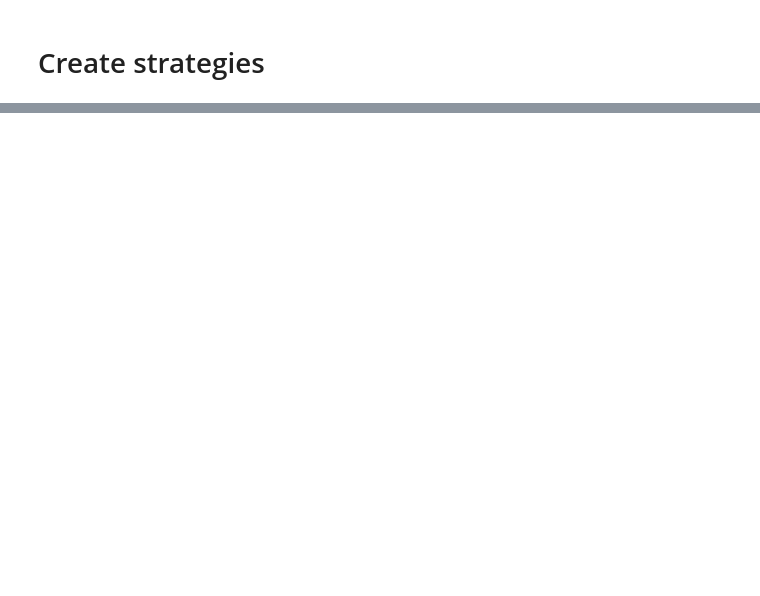
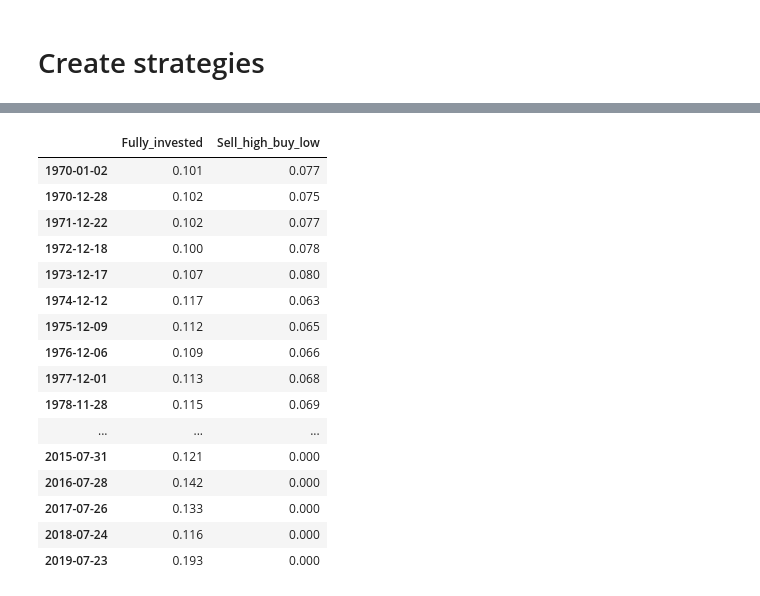
Before and after one commit to eelisgit/backtest, a Jupyter notebook: backtest_sp500.ipynb, the cells around one changed output, grey strips where cells are left out. Saved outputs shown, nothing was run; the diff lists cells and outputs as text; code cells hidden in the pictures; blank space fills up the shorter version.

```diff
--- a/backtest_sp500.ipynb
+++ b/backtest_sp500.ipynb
@@ -108,0 +108,20 @@ plt.show()
+# %%
+return_series
+# %% [output]
+|  | Fully_invested | Sell_high_buy_low |
+| 1970-01-02 | 0.101 | 0.077 |
+| 1970-12-28 | 0.102 | 0.075 |
+| 1971-12-22 | 0.102 | 0.077 |
+| 1972-12-18 | 0.100 | 0.078 |
+| 1973-12-17 | 0.107 | 0.080 |
+| 1974-12-12 | 0.117 | 0.063 |
+| 1975-12-09 | 0.112 | 0.065 |
+| 1976-12-06 | 0.109 | 0.066 |
+| 1977-12-01 | 0.113 | 0.068 |
+| 1978-11-28 | 0.115 | 0.069 |
+| ... | ... | ... |
+| 2015-07-31 | 0.121 | 0.000 |
+| 2016-07-28 | 0.142 | 0.000 |
+| 2017-07-26 | 0.133 | 0.000 |
+| 2018-07-24 | 0.116 | 0.000 |
+| 2019-07-23 | 0.193 | 0.000 |
```
Also changed, not shown: parts of 11 cells of this notebook, 2 other files.
